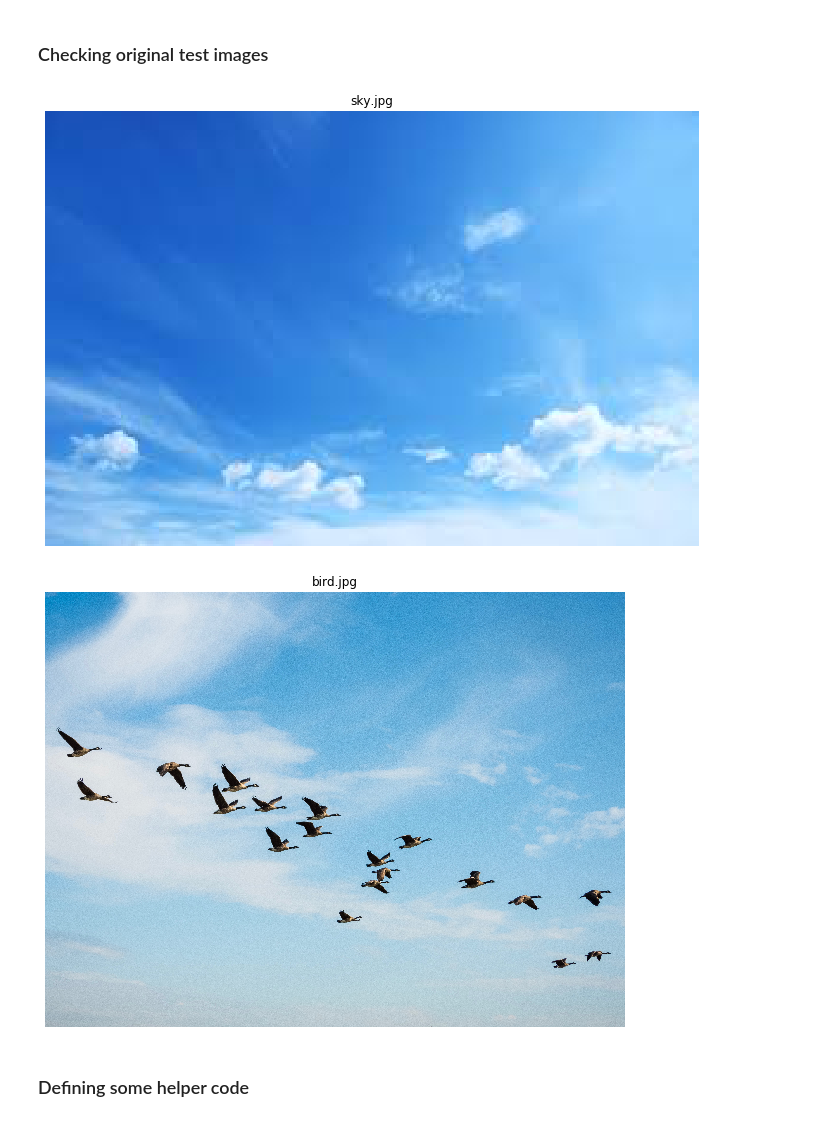
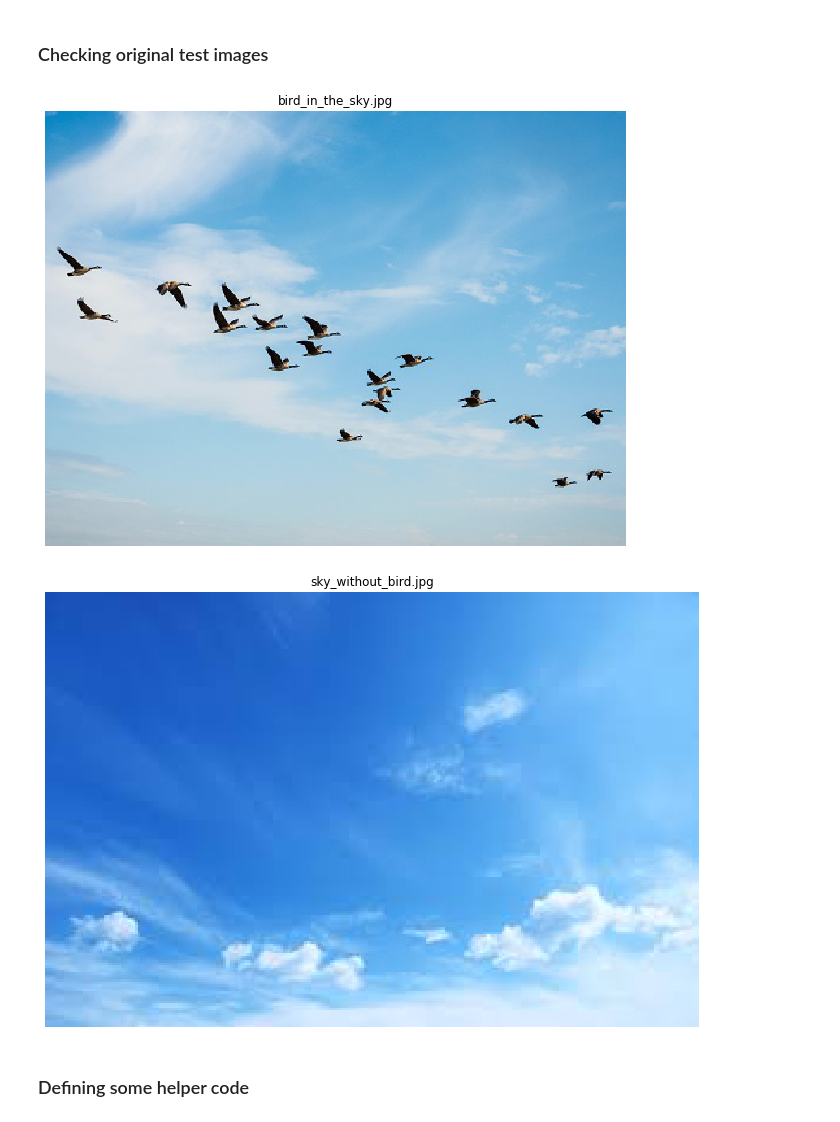
Before and after one commit to joconte/bird-detection, a Jupyter notebook: object-detection-oidv4.ipynb, the cells around one changed output. Cells and saved outputs as stored; diff of their text form; code cells hidden in the pictures.

```diff
--- a/object-detection-oidv4.ipynb
+++ b/object-detection-oidv4.ipynb
@@ -72,12 +72,19 @@ if os.path.exists(BOX_DESCRIPTIONS_FILE) is False:
 # %% [markdown]
 ### Getting some test images
 # %%
+'''
 TEST_IMAGES = {
     'sky.jpg': 'sky_without_bird.jpg',
     'bird.jpg': 'bird_in_the_sky.jpg',
 }
+'''
 
+IMAGE_WITH_BIRD = 'bird_in_the_sky.jpg'
+IMAGE_WITHOUT_BIRD = 'sky_without_bird.jpg'
+
+'''
 for filename, url in TEST_IMAGES.items():
     if os.path.exists(filename) is False:
         opener = urllib.request.URLopener()
         opener.retrieve(url, filename)
+'''
@@ -133,27 +142,28 @@ with graph.as_default():
 # %%
 from PIL import Image
 
 IMAGE_SIZE = (12, 8)
 
 
 def show_image(filename, image):
     """
     Shows the given image with its filename as title.
     :param filename: image filename
     :param image: image to show
     """
     plt.figure(figsize=IMAGE_SIZE)
     plt.title(filename)
     plt.axis('off')
     plt.imshow(image)
 
 
-for filename, _ in TEST_IMAGES.items():
-    original_image = Image.open(filename)
-    show_image(filename, original_image)
+original_image_bird = Image.open(IMAGE_WITH_BIRD)
+show_image(IMAGE_WITH_BIRD, original_image_bird)
+original_image_no_bird = Image.open(IMAGE_WITHOUT_BIRD)
+show_image(IMAGE_WITHOUT_BIRD, original_image_no_bird)
 # %% [output]
-[figure, old version]
+[figure, new version]
-[figure, old version]
+[figure, new version]
 # %% [markdown]
 ### Defining some helper code
 # %%
```
Also changed, not shown: parts of 8 cells of this notebook.
